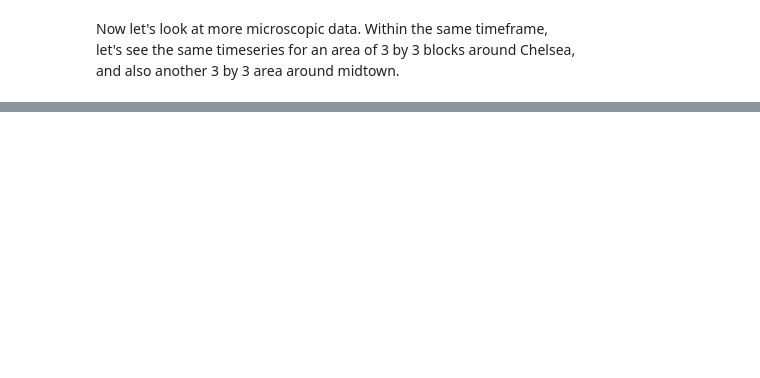
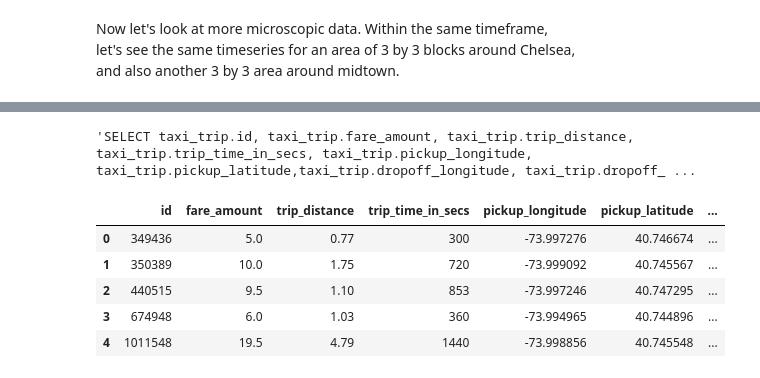
Before and after one commit to ionanrozenfeld/taxi, a Jupyter notebook: Capstone_project.ipynb, the cells around one changed output, grey strips where cells are left out. Saved outputs shown, nothing was run; the diff lists cells and outputs as text; code cells hidden in the pictures; blank space fills up the shorter version.

```diff
--- a/Capstone_project.ipynb
+++ b/Capstone_project.ipynb
@@ -190,0 +248,4 @@ show(p)
+# %%
+sql_query
+# %% [output]
+'SELECT taxi_trip.id, taxi_trip.fare_amount, taxi_trip.trip_distance, taxi_trip.trip_time_in_secs, taxi_trip.pickup_longitude, taxi_trip.pickup_latitude,taxi_trip.dropoff_longitude, taxi_trip.dropoff_ ...
@@ -190,0 +254,9 @@ show(p)
+# %%
+df_mysql2.head()
+# %% [output]
+|  | id | fare_amount | trip_distance | trip_time_in_secs | pickup_longitude | pickup_latitude | ... |
+| 0 | 349436 | 5.0 | 0.77 | 300 | -73.997276 | 40.746674 | ... |
+| 1 | 350389 | 10.0 | 1.75 | 720 | -73.999092 | 40.745567 | ... |
+| 2 | 440515 | 9.5 | 1.10 | 853 | -73.997246 | 40.747295 | ... |
+| 3 | 674948 | 6.0 | 1.03 | 360 | -73.994965 | 40.744896 | ... |
+| 4 | 1011548 | 19.5 | 4.79 | 1440 | -73.998856 | 40.745548 | ... |
```
Also changed, not shown: parts of 16 cells of this notebook, 9 other files.
